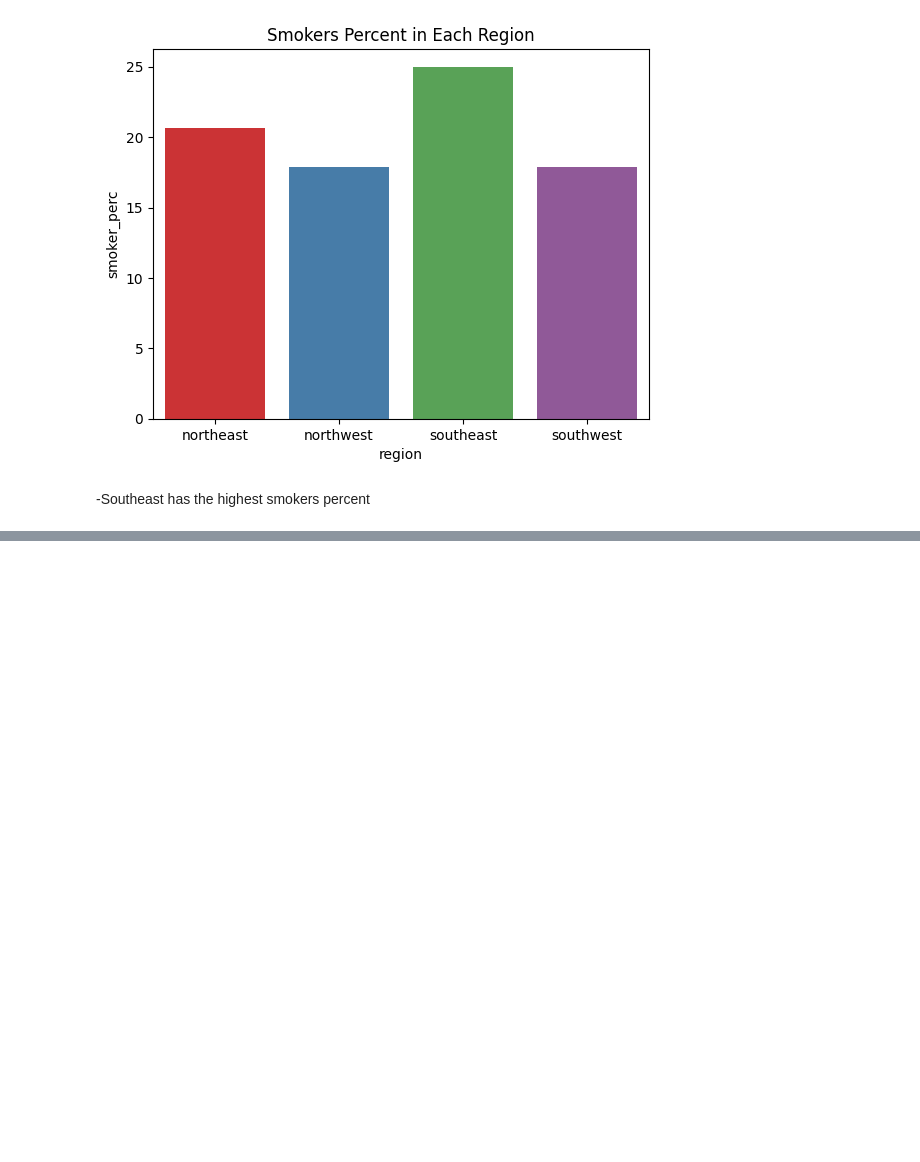
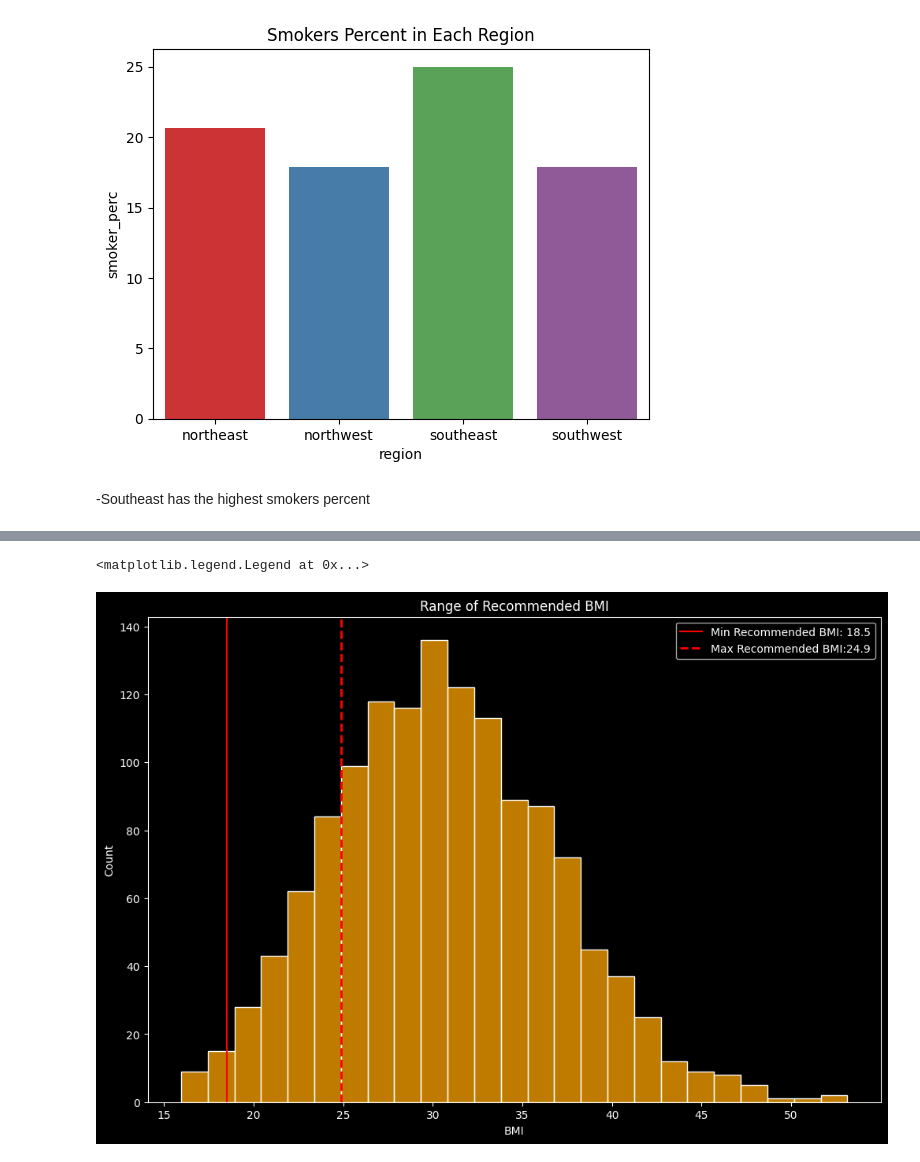
Before and after one commit to basharbayatna/Insurance_Dataset, a Jupyter notebook: Data_Visualization_(Core).ipynb, the cells around one changed output, grey strips where cells are left out. Drawn from its saved outputs; the diff is of its cells as text; code cells hidden in the pictures; blank space fills up the shorter version.

```diff
--- a/Data_Visualization_(Core).ipynb
+++ b/Data_Visualization_(Core).ipynb
@@ -272,0 +285,13 @@ ax.set(title='Smokers Percent in Each Region')
+# %%
+plt.style.use('dark_background')
+fig, ax = plt.subplots(figsize=(12,8))
+sns.histplot(data=df, x='bmi', color='orange')
+ax.axvline(min_rec, color='red', label = f'Min Recommended BMI: {min_rec}')
+ax.axvline(max_rec, color='red', label=f'Max Recommended BMI:{max_rec}', ls='--', lw=2)
+ax.set_title ('Range of Recommended BMI')
+ax.set_ylabel('Count')
+ax.set_xlabel('BMI')
+ax.legend()
+# %% [output]
+<matplotlib.legend.Legend at 0x...>
+[figure, added]
```
Also changed, not shown: parts of 7 cells of this notebook.
